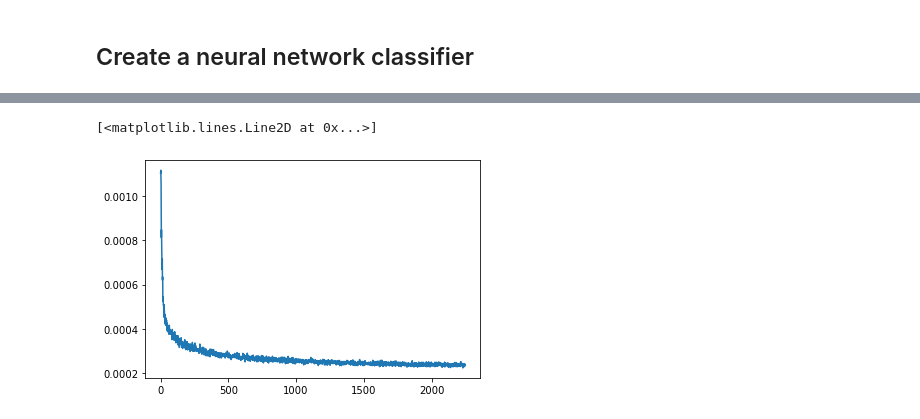
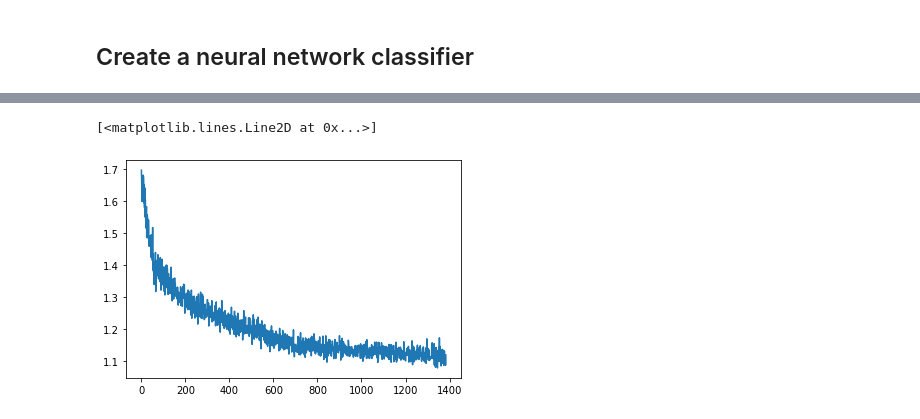
Before and after one commit to LSSTDESC/tomo_challenge, a Jupyter notebook: notebooks/LearningToBin-2bins-FoM.ipynb, the cells around one changed output, grey strips where cells are left out. Saved outputs shown, nothing was run; the diff lists cells and outputs as text; code cells hidden in the pictures.

```diff
--- a/notebooks/LearningToBin-2bins-FoM.ipynb
+++ b/notebooks/LearningToBin-2bins-FoM.ipynb
@@ -101,5 +115,6 @@ def FoM(weights, labels=batch_labels, inds=[0,4]):
     # And get the FoM, the inverse area of the 2 sigma contour
     # area.
     area = 6.17 * np.pi * np.sqrt(np.linalg.det(covmat_chunk))
+    print("allgood")
     # Actually, maybe we should just return the AREA, which a quantity we want to optimize
-    return area #np.linalg.det(covmat_chunk)/9.277426e-09
+    return area*10000. #np.linalg.det(covmat_chunk)/9.277426e-09
@@ -124,8 +133,13 @@ class BinningNN(nn.Module):
         """
         net = nn.Dense(x, 500, name='fc1')
         net = nn.leaky_relu(net)
+        net = nn.BatchNorm(net)
         net = nn.Dense(net, 500, name='fc2')
         net = nn.leaky_relu(net)
+        net = nn.BatchNorm(net)
+        net = nn.Dense(net, 500, name='fc3')
+        net = nn.leaky_relu(net)
+        net = nn.BatchNorm(net)
         # The output of the model should be a gumbell softmax layer
         return nn.softmax(nn.Dense(net, nbins))
 # %%
@@ -140,10 +154,10 @@ def train_step(optimizer, batch):
     return optimizer, loss
 # %%
 # Let's get some initial weights
-_, initial_params = BinningNN.init_by_shape( rand.PRNGKey(0), [((1, 6), np.float32)])
+_, initial_params = BinningNN.init_by_shape( rand.PRNGKey(0), [((1, 12), np.float32)])
 model = nn.Model(BinningNN, initial_params)
 # %%
-optimizer = optim.Momentum(learning_rate=0.1, beta=0.9).create(model)
+optimizer = optim.Momentum(learning_rate=0.001, beta=0.9).create(model)
 # %%
 import numpy as onp
 batch_size = 5000
@@ -181,8 +176,8 @@ KeyboardInterrupt:
 # %%
-plot(losses)
+plot(losses[10:])
 # %% [output]
 [<matplotlib.lines.Line2D at 0x...>]
-[figure, old version]
+[figure, new version]
 # %%
 # Sweet :-D let's see if it did anything
 w  = optimizer.target(batch['features'])
```
Also changed, not shown: parts of 10 cells of this notebook, 15 other files.
